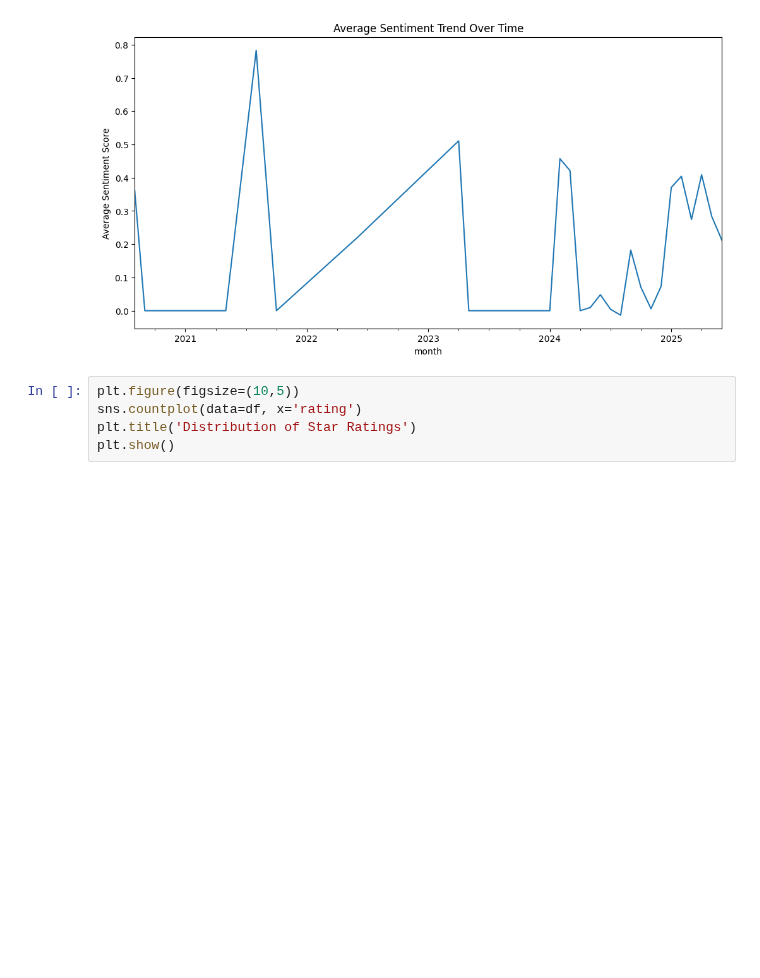
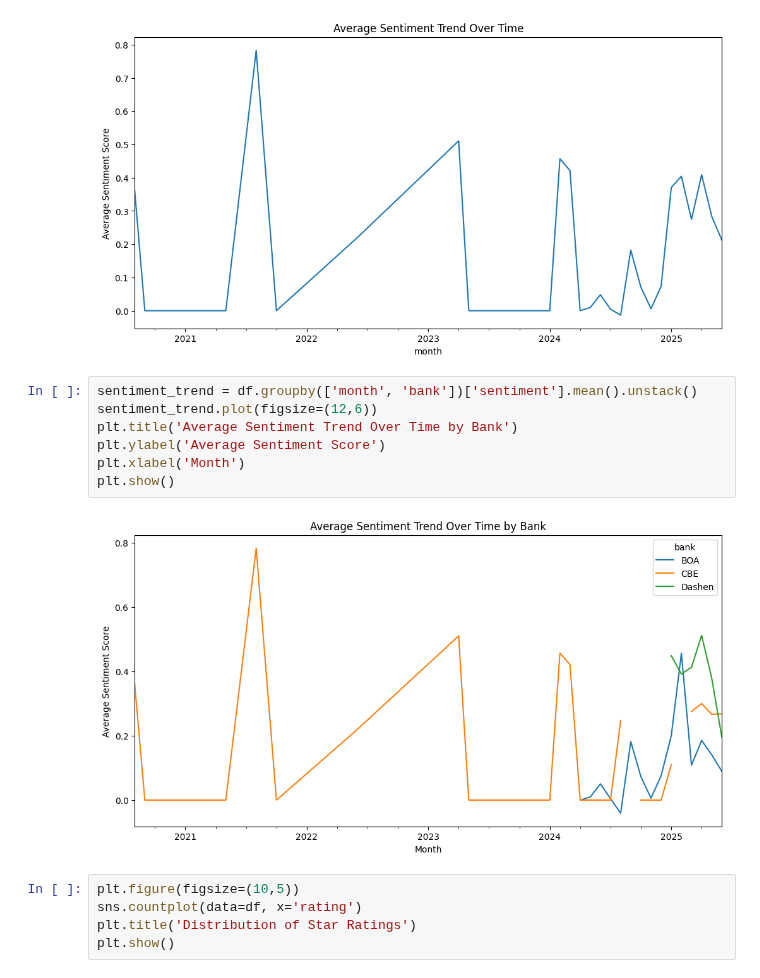
Before and after one commit to abrehamashebir/KAIM-week2-fintech-reviews, a Jupyter notebook: notebooks/review_insights.ipynb, the cells around one changed output. Cells and saved outputs as stored; diff of their text form; blank space fills up the shorter version.

Commit message:
feat: visualizing reviews data

```diff
--- a/notebooks/review_insights.ipynb
+++ b/notebooks/review_insights.ipynb
@@ -120,6 +120,15 @@ plt.ylabel('Average Sentiment Score')
 plt.show()
 # %% [output]
 [figure]
+# %%
+sentiment_trend = df.groupby(['month', 'bank'])['sentiment'].mean().unstack()
+sentiment_trend.plot(figsize=(12,6))
+plt.title('Average Sentiment Trend Over Time by Bank')
+plt.ylabel('Average Sentiment Score')
+plt.xlabel('Month')
+plt.show()
+# %% [output]
+[figure, added]
 # %%
 plt.figure(figsize=(10,5))
 sns.countplot(data=df, x='rating')
```
